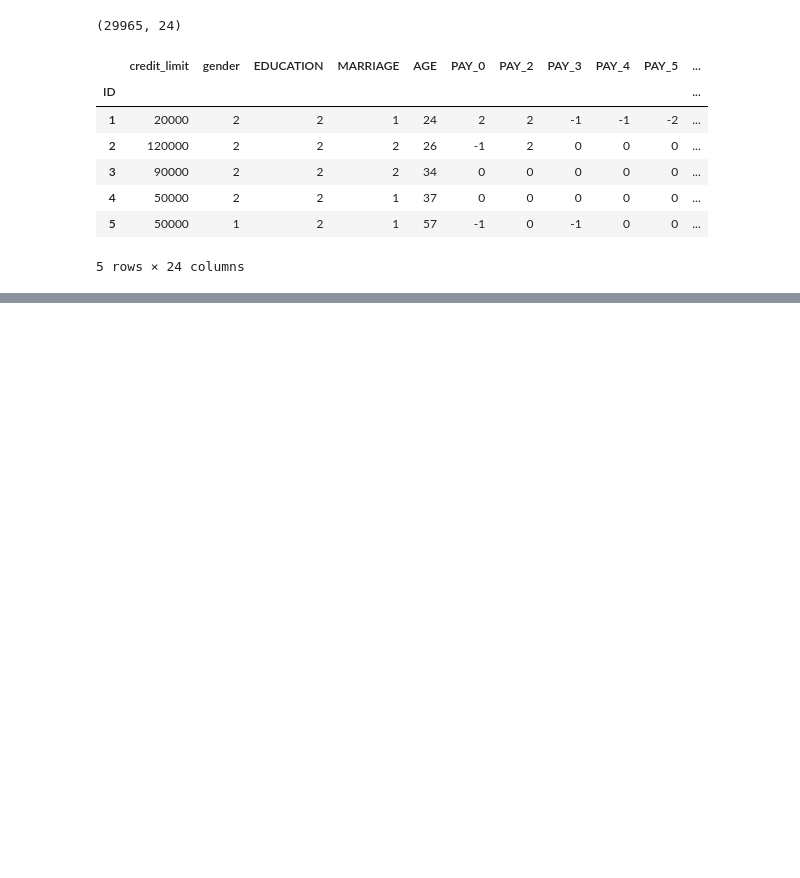
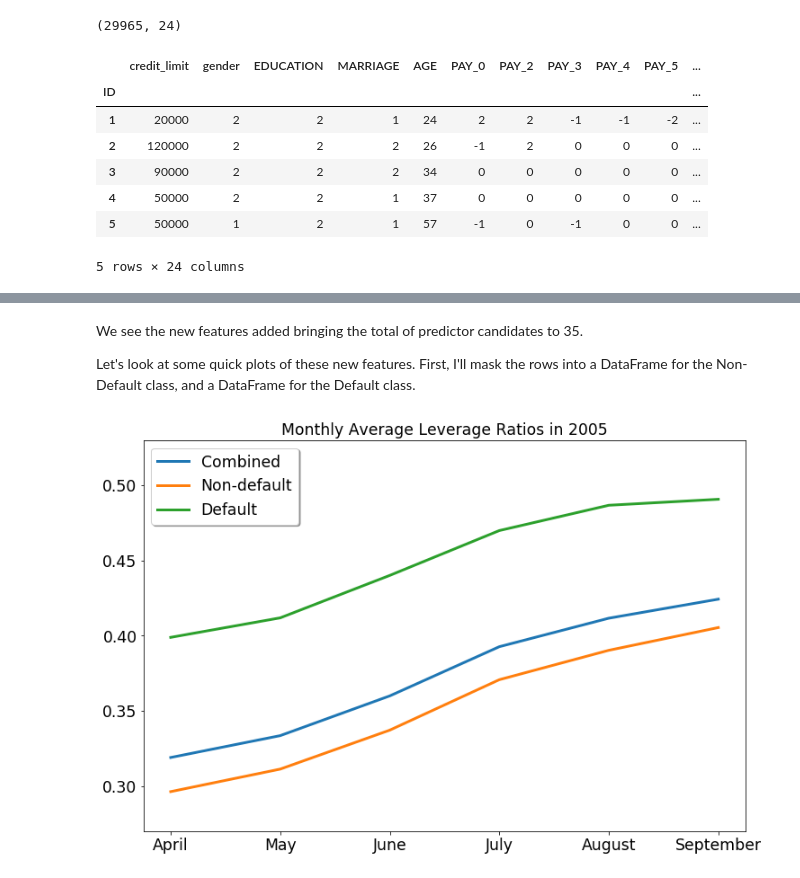
Before and after one commit to perrys222242/cap_credit, a Jupyter notebook: code_files/03_Feature_Engineering.ipynb, the cells around one changed output, grey strips where cells are left out. Saved outputs shown, nothing was run; the diff lists cells and outputs as text; code cells hidden in the pictures; blank space fills up the shorter version.

```diff
--- a/code_files/03_Feature_Engineering.ipynb
+++ b/code_files/03_Feature_Engineering.ipynb
@@ -345,2 +40,0 @@ Name: bill_to_pay6, Length: 400, dtype: float64
-# %%
-accts.replace(-np.inf, -7999, inplace=True)
@@ -348,0 +54,7 @@ accts.replace(-np.inf, -7999, inplace=True)
+# %%
+accts['bill_to_pay1'] = accts['BILL_AMT1']/(accts['PAY_AMT1']+1)   # Second new features, Balance-carried.
+accts['bill_to_pay2'] = accts['BILL_AMT2']/(accts['PAY_AMT2']+1)
+accts['bill_to_pay3'] = accts['BILL_AMT3']/(accts['PAY_AMT3']+1)
+accts['bill_to_pay4'] = accts['BILL_AMT4']/(accts['PAY_AMT4']+1)
+accts['bill_to_pay5'] = accts['BILL_AMT5']/(accts['PAY_AMT5']+1)
+accts['bill_to_pay6'] = accts['BILL_AMT6']/(accts['PAY_AMT6']+1)
@@ -348,0 +83,30 @@ accts.replace(-np.inf, -7999, inplace=True)
+# %% [markdown]
+We see the new features added bringing the total of predictor candidates to 35.
+
+Let's look at some quick plots of these new features.  First, I'll mask the rows into a DataFrame for the Non-Default class, and a DataFrame for the Default class.
+# %%
+accts_0=accts[accts['Oct_Default']==0]
+accts_1=accts[accts['Oct_Default']==1]
+# %%
+def plot_months(cols,min,max,labls,my_title):
+    plt.figure(figsize=(12,8))
+    plt.plot(accts[cols].mean(),lw=3,label='Combined')
+    plt.plot(accts_0[cols].mean(),lw=3,label='Non-default')
+    plt.plot(accts_1[cols].mean(),lw=3,label='Default')
+    plt.title(my_title,fontsize='xx-large')
+    loc,labels = plt.xticks()
+    labels=labls
+    plt.ylim(min,max)
+    plt.xticks(loc,labels,fontsize='xx-large')
+    plt.yticks(fontsize='xx-large')
+    plt.legend(shadow=True, fontsize='xx-large')
+# %%
+leverage_columns=['leverage_6', 'leverage_5', 'leverage_4',
+                 'leverage_3', 'leverage_2', 'leverage_1']
+min_y = 0.27
+max_y = 0.53
+title = 'Monthly Average Leverage Ratios in 2005'
+labels=['April','May','June','July','August','September']
+plot_months(leverage_columns,min_y,max_y,labels,title)
+# %% [output]
+[figure, added]
```
Also changed, not shown: parts of 43 cells of this notebook, 16 other files.
